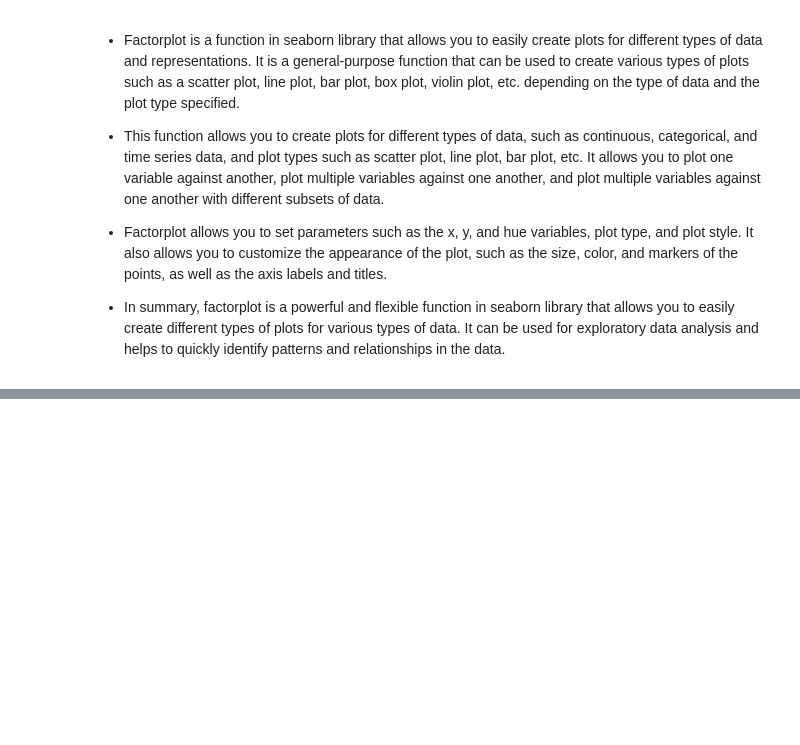
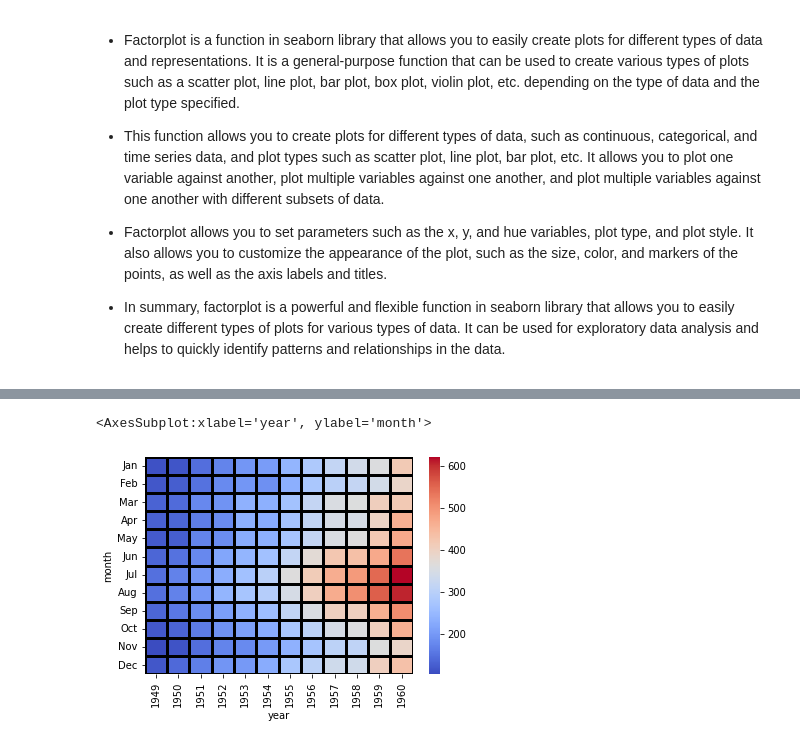
Before and after one commit to Mahaa-Dev/Python, a Jupyter notebook: extrass_py/seaborn/seaborn_plot_types.ipynb, the cells around one changed output, grey strips where cells are left out. Cells and saved outputs as stored; diff of their text form; code cells hidden in the pictures; blank space fills up the shorter version.

```diff
--- a/extrass_py/seaborn/seaborn_plot_types.ipynb
+++ b/extrass_py/seaborn/seaborn_plot_types.ipynb
@@ -257,0 +260,2 @@ sns.factorplot(x='day',y='total_bill',data=tips,kind='bar')
+# %%
+flights  = sns.load_dataset('flights')
@@ -257,0 +297,7 @@ sns.factorplot(x='day',y='total_bill',data=tips,kind='bar')
+# %%
+fp = flights.pivot_table(index='month',columns='year', values='passengers')
+# %%
+sns.heatmap(fp,cmap='coolwarm',linecolor='black',linewidths=3)
+# %% [output]
+<AxesSubplot:xlabel='year', ylabel='month'>
+[figure, added]
```
Also changed, not shown: parts of 23 cells of this notebook.
